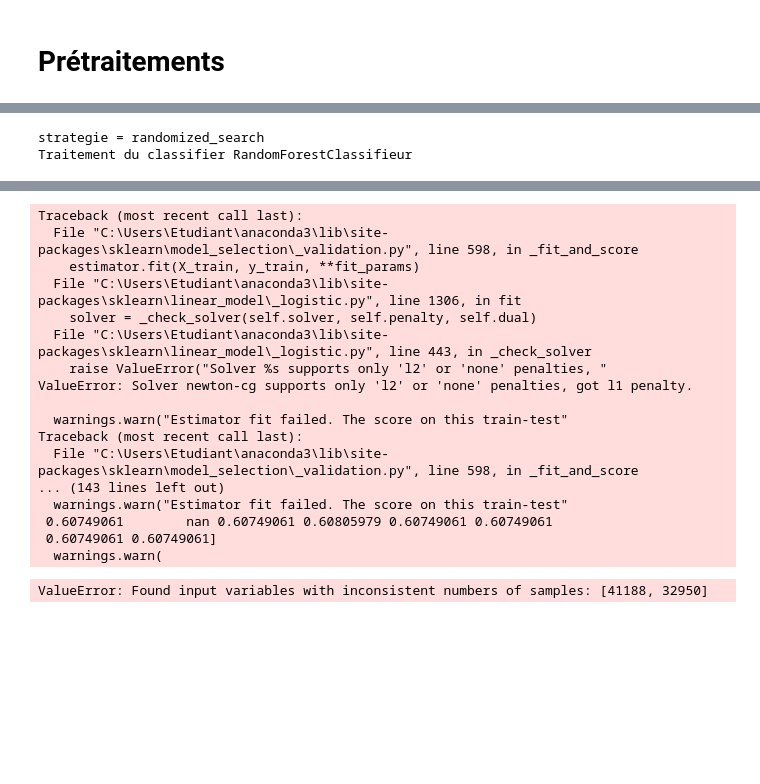
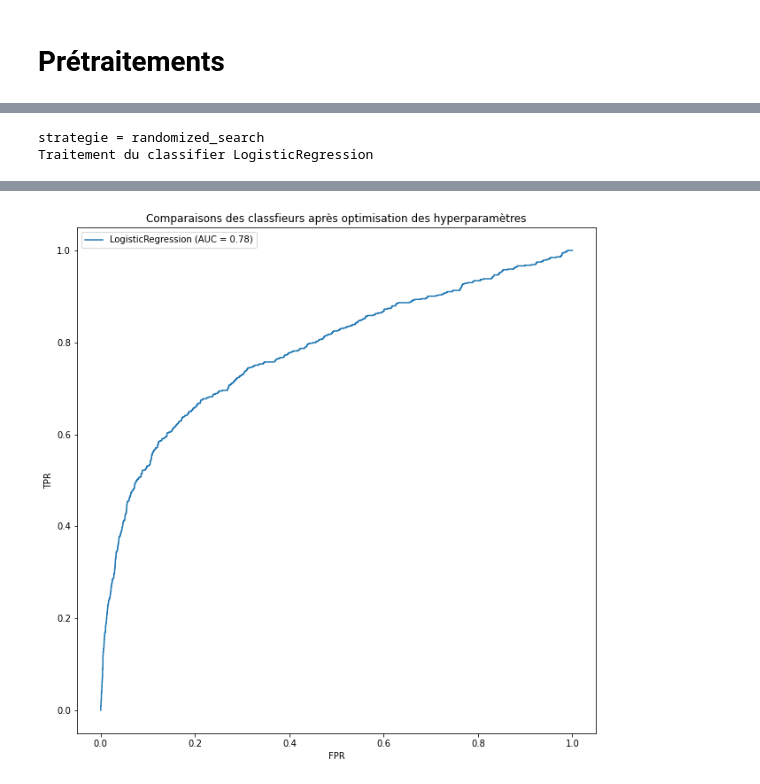
Before and after one commit to IsmaelSaid/ChallengeDS, a Jupyter notebook: main.ipynb, the cells around one changed output, grey strips where cells are left out. Saved outputs shown, nothing was run; the diff lists cells and outputs as text; code cells hidden in the pictures; blank space fills up the shorter version.

```diff
--- a/main.ipynb
+++ b/main.ipynb
@@ -231,6 +235,10 @@ classifiers1 = {
     'LogisticRegression': LogisticRegression()
 
 }
+meilleurs = {
+    'LogisticRegression': LogisticRegression()
+    # 'RandomForestClassifieur': RandomForestClassifier(n_jobs=-1),
+}
 
 # Meilleurs
 # %% [markdown]
@@ -325,11 +336,11 @@ def experience(X,Y,classifiers,pretraitements:Pipeline,search,strategie="grid_se
 
     if(write_prediction == True):
         for key,val in classifiers.items():
+            print("bestt {}".format(best_params[key]))
             clf = best_params[key]['best']
-            clf.fit(p.transform(all),Y)
+            clf.fit(_X,Y)
             predict = pd.DataFrame(
                 {"Id":[i for i in range(1,len(test_data)+1)],
-
                 "Predicted":clf.predict(p.transform(test_data))
                 })
 
@@ -357,7 +368,8 @@ def experience(X,Y,classifiers,pretraitements:Pipeline,search,strategie="grid_se
 # %% [markdown]
 # Prétraitements
 # %%
-var_num_id = [0,11,12,14,15,16,17,18]
+# var_num_id = [0,11,12,14,15,16,17,18]
+var_num_id = [0,11,14,15,16,17,18]
 var_cat_id = [1,2,3,4,5,6,7,8,9,10,13]
 
 # Cette pipeline transforme les variables catégoriques en encodage one hot
@@ -375,4 +387,25 @@ p1 = Pipeline([
         ("scaler",StandardScaler(),var_num_id)],remainder='passthrough'))
         ])
 
-# L'interpreteur python nous a informé certaines features
+# Nulle
+p2 = Pipeline([
+    ('base',ColumnTransformer(transformers=[
+        ("oe", OrdinalEncoder(),var_cat_id),
+        ("scaler",StandardScaler(),var_num_id)],remainder='passthrough')),
+        ('select',PCA())
+        ])
+
+
+p3 = Pipeline([
+    ('imputer',SimpleImputer(missing_values="unknown",strategy="most_frequent")),
+    ('base',ColumnTransformer(transformers=[
+        ("oe", OrdinalEncoder(),var_cat_id),
+        ("scaler",StandardScaler(),var_num_id)],remainder='passthrough'))
+        ])
+
+p4 = Pipeline([
+    ('imputer',SimpleImputer(missing_values="unknown",strategy="most_frequent")),
+    ('base',ColumnTransformer(transformers=[
+        ("oe", OrdinalEncoder(),var_cat_id),
+        ("scaler",StandardScaler(),var_num_id)],remainder='drop'))
+        ])
@@ -417,15 +425,15 @@ Traitement du classifier NB
 # %%
 best = experience(
     X,Y,
-    classifiers1,
-    p1,
+    meilleurs,
+    p4,
     params_gs,
     strategie="randomized_search",
     train_size=0.8,
     courbe_roc=True,
-    cross_val=2,
-    n_iter=20,
+    cross_val=3,
+    n_iter=40,
     write_prediction=True)
 # %% [output]
 strategie = randomized_search
-Traitement du classifier RandomForestClassifieur
+Traitement du classifier LogisticRegression
@@ -435,18 +457 @@ Traitement du classifier LogisticRegression
-Traceback (most recent call last):
-  File "C:\Users\Etudiant\anaconda3\lib\site-packages\sklearn\model_selection\_validation.py", line 598, in _fit_and_score
-    estimator.fit(X_train, y_train, **fit_params)
-  File "C:\Users\Etudiant\anaconda3\lib\site-packages\sklearn\linear_model\_logistic.py", line 1306, in fit
-    solver = _check_solver(self.solver, self.penalty, self.dual)
-  File "C:\Users\Etudiant\anaconda3\lib\site-packages\sklearn\linear_model\_logistic.py", line 443, in _check_solver
-    raise ValueError("Solver %s supports only 'l2' or 'none' penalties, "
-ValueError: Solver newton-cg supports only 'l2' or 'none' penalties, got l1 penalty.
-
-  warnings.warn("Estimator fit failed. The score on this train-test"
-Traceback (most recent call last):
-  File "C:\Users\Etudiant\anaconda3\lib\site-packages\sklearn\model_selection\_validation.py", line 598, in _fit_and_score
-... (143 lines left out)
-  warnings.warn("Estimator fit failed. The score on this train-test"
- 0.60749061        nan 0.60749061 0.60805979 0.60749061 0.60749061
- 0.60749061 0.60749061]
-  warnings.warn(
-ValueError: Found input variables with inconsistent numbers of samples: [41188, 32950]
+[figure, added]
```
Also changed, not shown: parts of 9 cells of this notebook.
